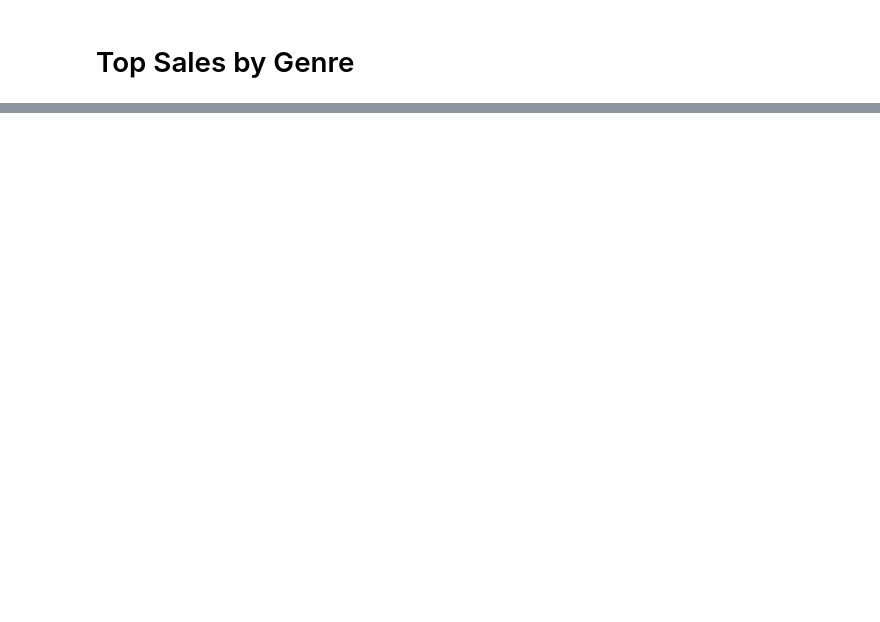
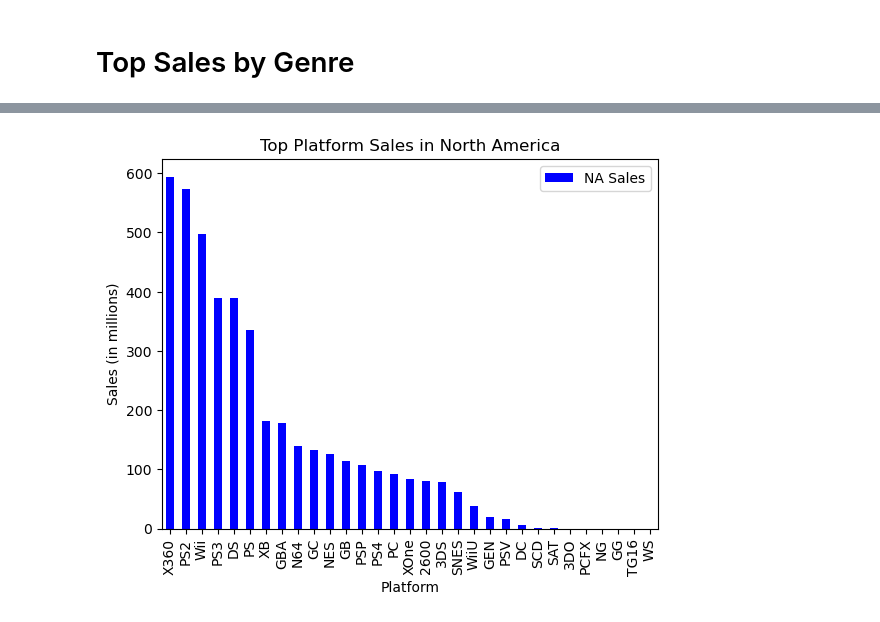
Before and after one commit to imanmalih/Project-One, a Jupyter notebook: VideoGames.ipynb, the cells around one changed output, grey strips where cells are left out. Cells and saved outputs as stored; diff of their text form; code cells hidden in the pictures; blank space fills up the shorter version.

```diff
--- a/VideoGames.ipynb
+++ b/VideoGames.ipynb
@@ -114,0 +131,11 @@ sales_by_genre
+# %%
+NAsales_by_platform=clean_data.groupby('Platform')[['NA Sales']].sum()
+# %%
+NAsales_by_platform=NAsales_by_platform.sort_values(by="NA Sales", ascending= False)
+NAsales_by_platform.plot(kind='bar', color="b")
+plt.title("Top Platform Sales in North America")
+plt.xlabel("Platform")
+plt.ylabel("Sales (in millions)")
+plt.show()
+# %% [output]
+[figure, added]
```
Also changed, not shown: parts of 10 cells of this notebook.
